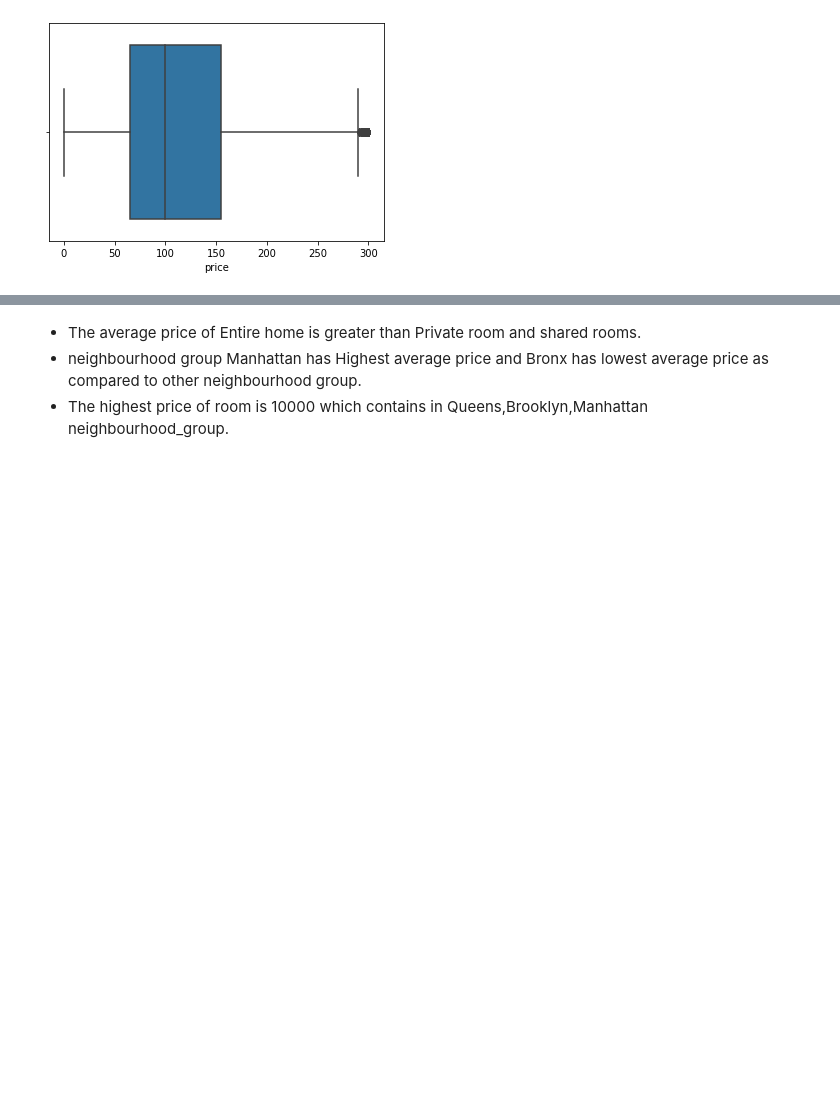
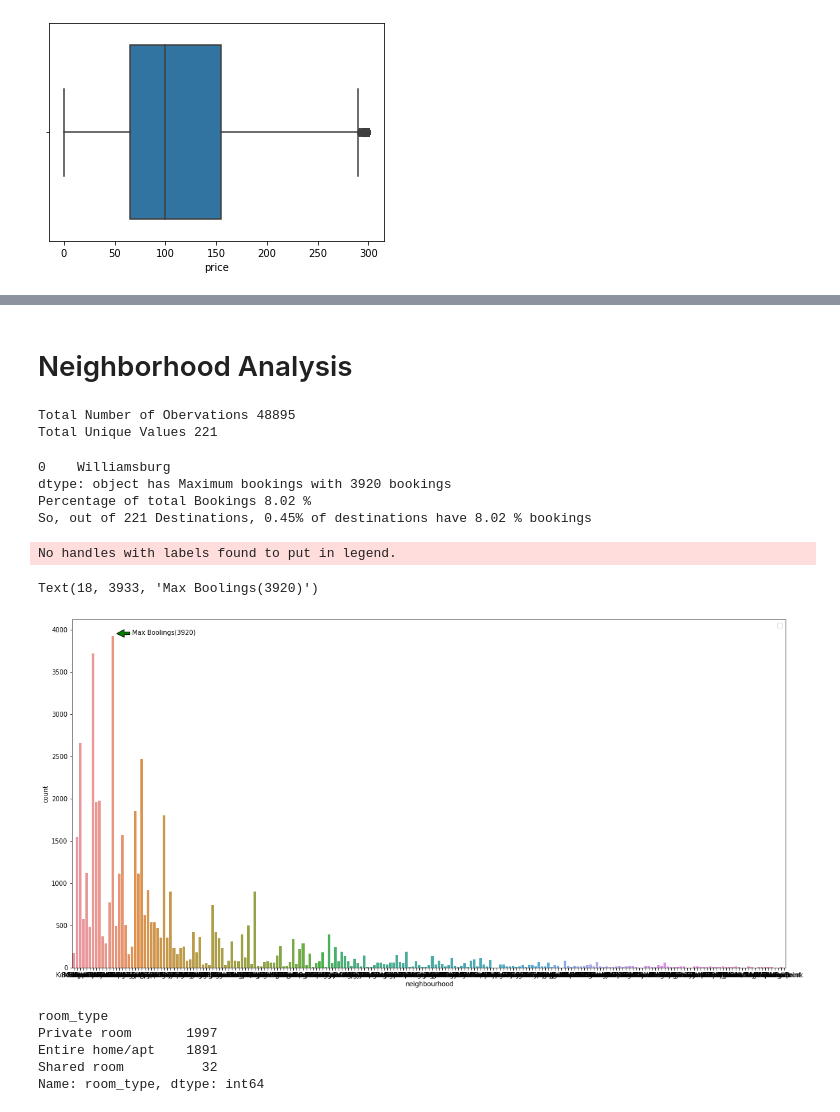
Before and after one commit to Somnath98/EDA-Airbnb, a Jupyter notebook: Air_Bnb_Bookings_Analysis_Capstone_Project.ipynb, the cells around one changed output, grey strips where cells are left out. Drawn from its saved outputs; the diff is of its cells as text; code cells hidden in the pictures; blank space fills up the shorter version.

Commit message:
Neighborhood Commits

```diff
--- a/Air_Bnb_Bookings_Analysis_Capstone_Project.ipynb
+++ b/Air_Bnb_Bookings_Analysis_Capstone_Project.ipynb
@@ -23,4 +23,4 @@ drive.mount('/content/drive')
 # %% [output]
 Mounted at /content/drive
 # %%
-dataset = pd.read_csv('/content/drive/MyDrive/Colab Notebooks/Airbnb NYC 2019.csv')
+dataset =pd.read_csv('/content/drive/MyDrive/AB/Module 1/EDA Projects/Ari Bnb/Copy of Airbnb NYC 2019.csv')
@@ -238,5 +233,42 @@ sns.boxplot(dataset_copy['price'])
-# %% [markdown]
-
-*  The  average price of Entire home is greater than Private room and shared rooms.
-*   neighbourhood group Manhattan has Highest average price and Bronx has lowest average price as compared to other neighbourhood group.
-*   The highest price of room is 10000 which contains in Queens,Brooklyn,Manhattan neighbourhood_group.
+# %% [markdown]
+# Neighborhood Analysis
+# %%
+df= dataset
+# %%
+print('Total Number of Obervations',len(df['neighbourhood']))
+print('Total Unique Values',len(df.neighbourhood.unique()))
+# %% [output]
+Total Number of Obervations 48895
+Total Unique Values 221
+# %%
+#Finding Which Neighbourhood had Maximum Bookings
+
+max_bookings=df['neighbourhood'].mode()
+print(f"{max_bookings} has Maximum bookings with {df['neighbourhood'].value_counts().Williamsburg} bookings")
+print('Percentage of total Bookings', round(392000/48895,2),'%')
+print(f'So, out of 221 Destinations, {round(100/221,2)}% of destinations have {round(392000/48895,2)} % bookings ')
+# %% [output]
+0    Williamsburg
+dtype: object has Maximum bookings with 3920 bookings
+Percentage of total Bookings 8.02 %
+So, out of 221 Destinations, 0.45% of destinations have 8.02 % bookings
+# %%
+plt.figure(figsize=(20,10))
+plt.legend()
+plt.xlabel('Neighbourhood')
+plt.ylabel('Values')
+sns.countplot(df['neighbourhood'])
+plt.annotate('Max Boolings(3920)',xy=(13,3950), xytext=(18,3933), arrowprops = dict(facecolor ='green', shrink = 0.05),)
+# %% [output]
+No handles with labels found to put in legend.
+Text(18, 3933, 'Max Boolings(3920)')
+[figure, added]
+# %%
+max_bookings_details= df.groupby(df['neighbourhood'])['room_type'].value_counts().Williamsburg
+print(max_bookings_details)
+# %% [output]
+room_type
+Private room       1997
+Entire home/apt    1891
+Shared room          32
+Name: room_type, dtype: int64
```
Also changed, not shown: parts of 5 cells of this notebook.
